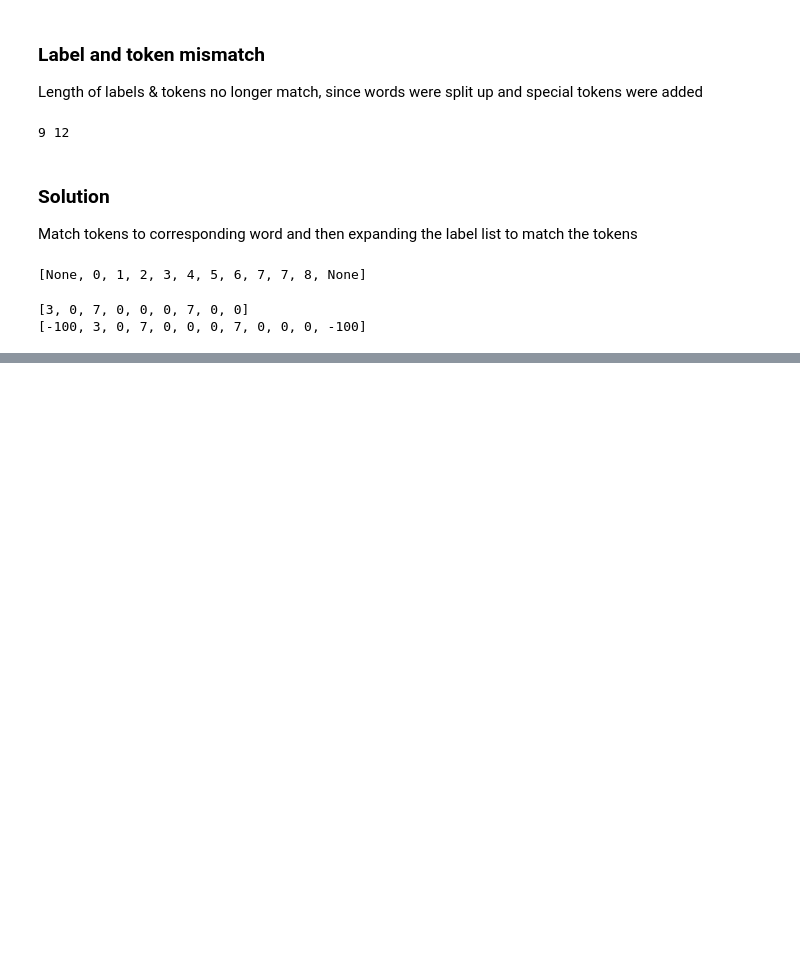
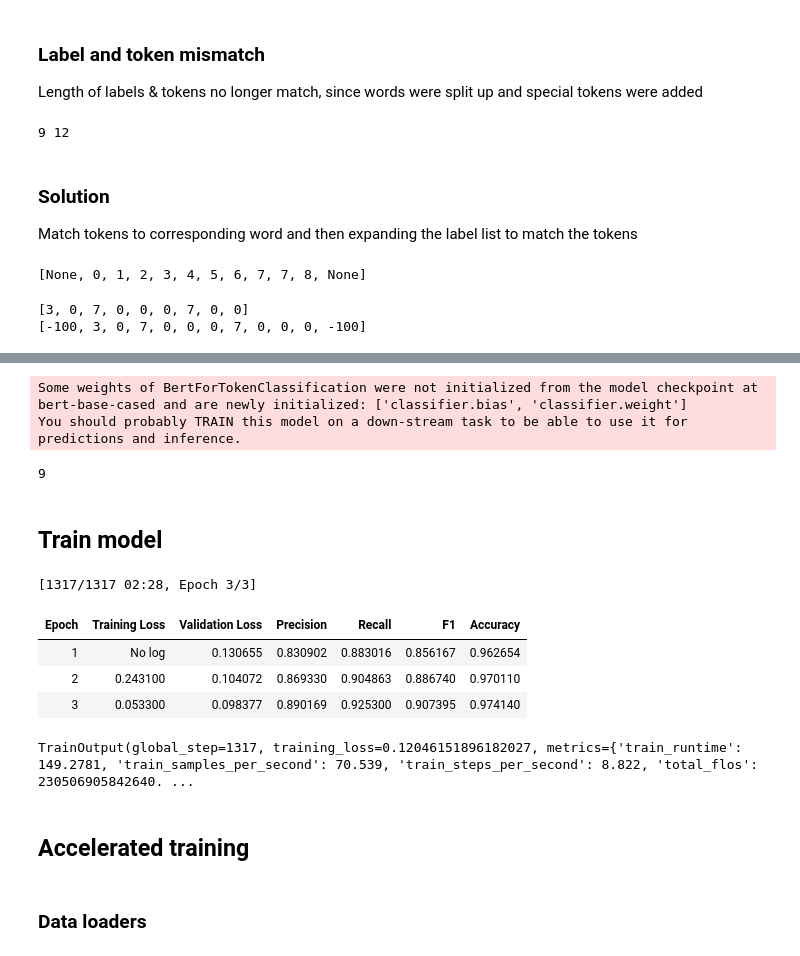
Before and after one commit to cjc77/transformers-course, a Jupyter notebook: notebooks/07_01_token_classification.ipynb, the cells around one changed output, grey strips where cells are left out. Saved outputs shown, nothing was run; the diff lists cells and outputs as text; code cells hidden in the pictures; blank space fills up the shorter version.

Commit message:
Finished with token classification notebook.

```diff
--- a/notebooks/07_01_token_classification.ipynb
+++ b/notebooks/07_01_token_classification.ipynb
@@ -204,0 +351,3 @@ print(align_labels_with_tokens(labels, word_ids))
+# %%
+id2label = {i: label for i, label in enumerate(label_names)}
+label2id = {v: k for k, v in id2label.items()}
@@ -204,0 +366,50 @@ print(align_labels_with_tokens(labels, word_ids))
+# %%
+model = AutoModelForTokenClassification.from_pretrained(
+    model_checkpoint,
+    id2label=id2label,
+    label2id=label2id
+)
+# %% [output]
+Some weights of BertForTokenClassification were not initialized from the model checkpoint at bert-base-cased and are newly initialized: ['classifier.bias', 'classifier.weight']
+You should probably TRAIN this model on a down-stream task to be able to use it for predictions and inference.
+# %%
+model.config.num_labels
+# %% [output]
+9
+# %%
+args = TrainingArguments(
+    output_dir="../temp/07/bert-finetuned-ner",
+    evaluation_strategy="epoch",
+    save_strategy="epoch",
+    learning_rate=2e-5,
+    num_train_epochs=3,
+    weight_decay=0.01,
+    push_to_hub=False,
+    overwrite_output_dir=True,
+)
+# %% [markdown]
+## Train model
+# %%
+# Training on 25% of the data to save time
+n_train_use = int(0.25 * tokenized_datasets["train"].num_rows)
+n_eval_use = int(0.25 * tokenized_datasets["validation"].num_rows)
+trainer = Trainer(
+    model=model,
+    args=args,
+    train_dataset=tokenized_datasets["train"].select(range(n_train_use)),
+    eval_dataset=tokenized_datasets["validation"].select(range(n_eval_use)),
+    data_collator=data_collator,
+    compute_metrics=compute_metrics,
+    tokenizer=tokenizer,
+)
+# %%
+trainer.train()
+# %% [output]
+[1317/1317 02:28, Epoch 3/3]
+| Epoch | Training Loss | Validation Loss | Precision | Recall | F1 | Accuracy |
+| 1 | No log | 0.130655 | 0.830902 | 0.883016 | 0.856167 | 0.962654 |
+| 2 | 0.243100 | 0.104072 | 0.869330 | 0.904863 | 0.886740 | 0.970110 |
+| 3 | 0.053300 | 0.098377 | 0.890169 | 0.925300 | 0.907395 | 0.974140 |
+TrainOutput(global_step=1317, training_loss=0.12046151896182027, metrics={'train_runtime': 149.2781, 'train_samples_per_second': 70.539, 'train_steps_per_second': 8.822, 'total_flos': 230506905842640. ...
+# %% [markdown]
+## Accelerated training
@@ -204,0 +418,2 @@ print(align_labels_with_tokens(labels, word_ids))
+# %% [markdown]
+### Data loaders
```
Also changed, not shown: parts of 45 cells of this notebook, 1 other file.
